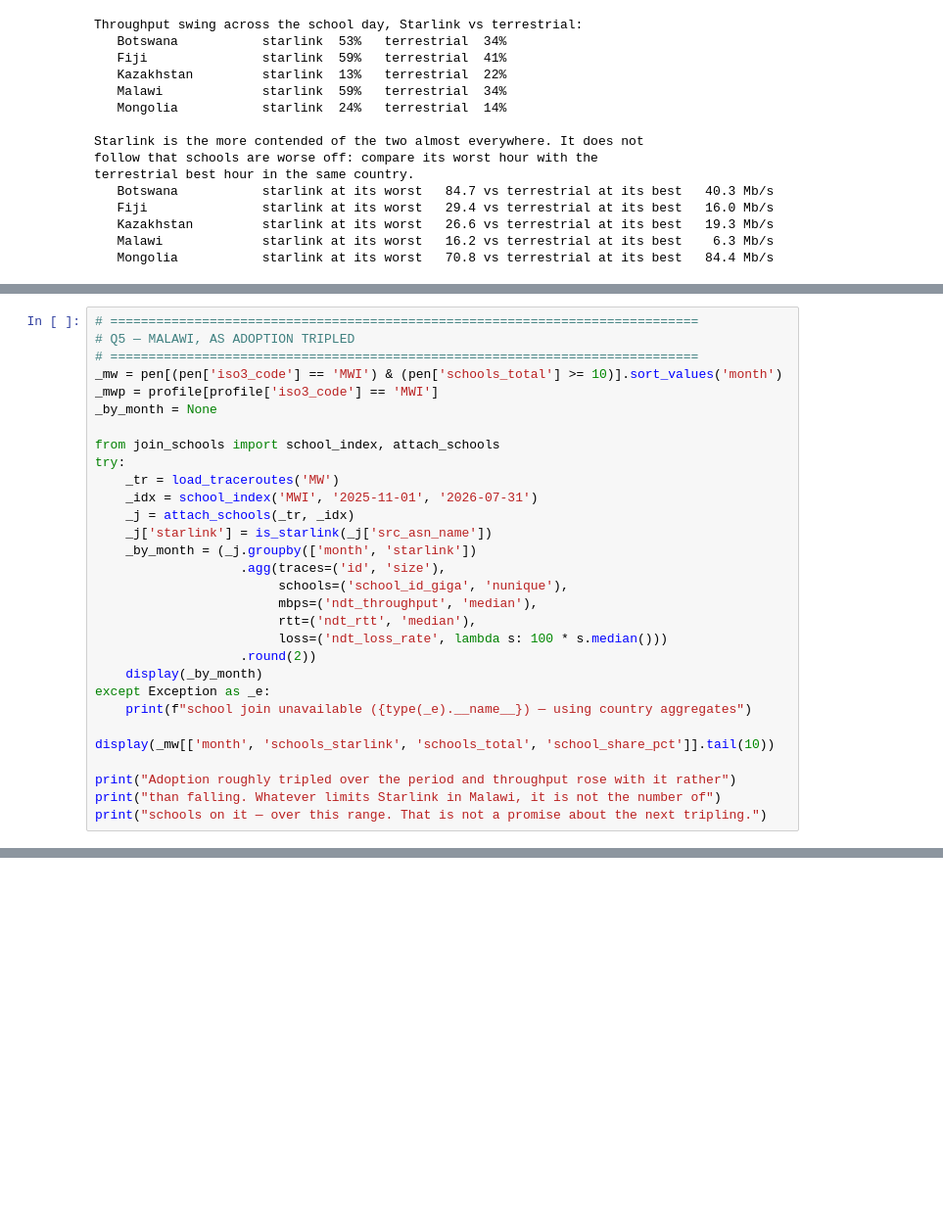
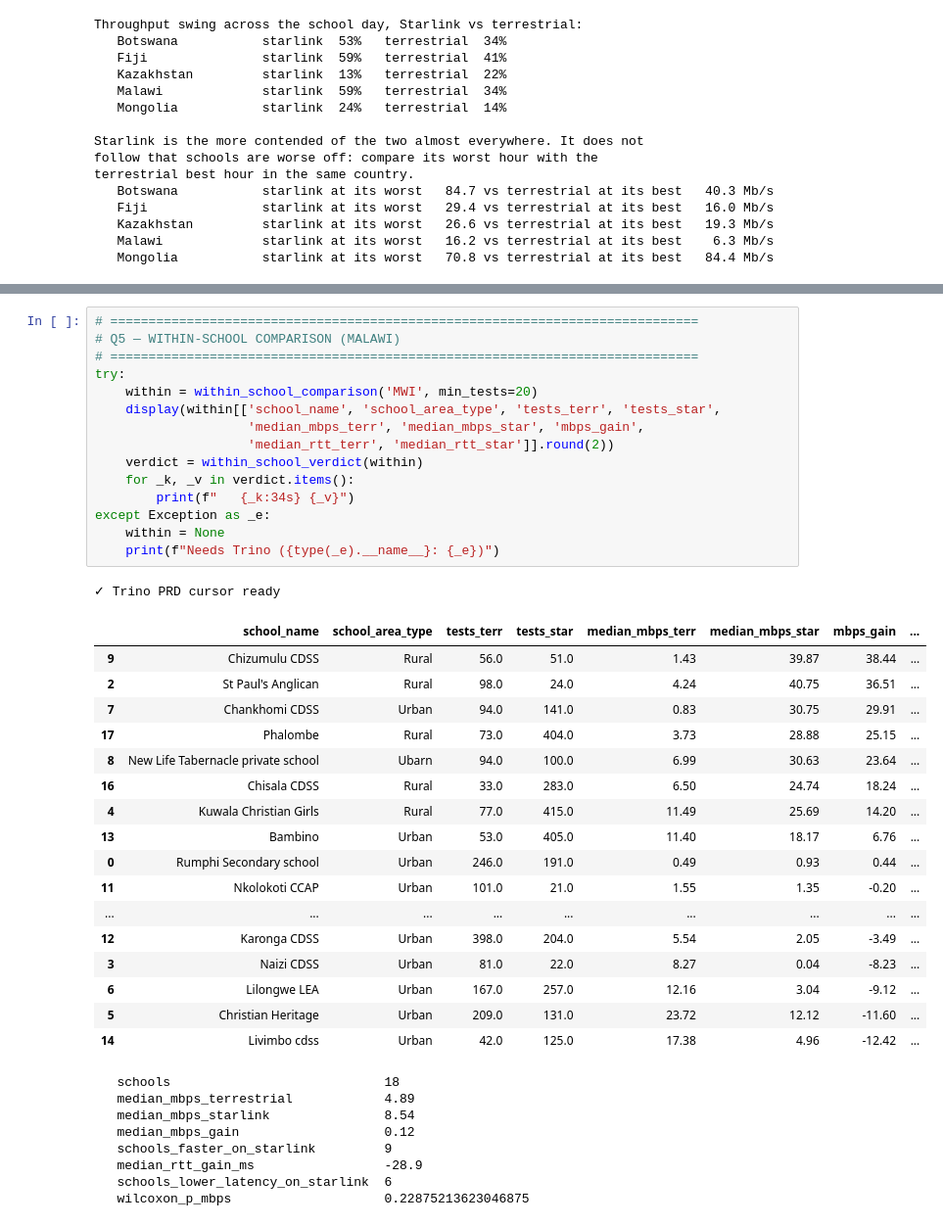
Before and after one commit to mabravoreyes/gigameter-explorer, a Jupyter notebook: starlink_09.ipynb, the cells around one changed output, grey strips where cells are left out. Shown at 98% size. Cells and saved outputs as stored; diff of their text form; blank space fills up the shorter version.

```diff
--- a/starlink_09.ipynb
+++ b/starlink_09.ipynb
@@ -305,30 +358,0 @@ later, on the same shared capacity.
-# %%
-# =============================================================================
-# Q5 — MALAWI, AS ADOPTION TRIPLED
-# =============================================================================
-_mw = pen[(pen['iso3_code'] == 'MWI') & (pen['schools_total'] >= 10)].sort_values('month')
-_mwp = profile[profile['iso3_code'] == 'MWI']
-_by_month = None
-
-from join_schools import school_index, attach_schools
-try:
-    _tr = load_traceroutes('MW')
-    _idx = school_index('MWI', '2025-11-01', '2026-07-31')
-    _j = attach_schools(_tr, _idx)
-    _j['starlink'] = is_starlink(_j['src_asn_name'])
-    _by_month = (_j.groupby(['month', 'starlink'])
-                   .agg(traces=('id', 'size'),
-                        schools=('school_id_giga', 'nunique'),
-                        mbps=('ndt_throughput', 'median'),
-                        rtt=('ndt_rtt', 'median'),
-                        loss=('ndt_loss_rate', lambda s: 100 * s.median()))
-                   .round(2))
-    display(_by_month)
-except Exception as _e:
-    print(f"school join unavailable ({type(_e).__name__}) — using country aggregates")
-
-display(_mw[['month', 'schools_starlink', 'schools_total', 'school_share_pct']].tail(10))
-
-print("Adoption roughly tripled over the period and throughput rose with it rather")
-print("than falling. Whatever limits Starlink in Malawi, it is not the number of")
-print("schools on it — over this range. That is not a promise about the next tripling.")
@@ -404,0 +372,42 @@ country, not a general property.
+# %%
+# =============================================================================
+# Q5 — WITHIN-SCHOOL COMPARISON (MALAWI)
+# =============================================================================
+try:
+    within = within_school_comparison('MWI', min_tests=20)
+    display(within[['school_name', 'school_area_type', 'tests_terr', 'tests_star',
+                    'median_mbps_terr', 'median_mbps_star', 'mbps_gain',
+                    'median_rtt_terr', 'median_rtt_star']].round(2))
+    verdict = within_school_verdict(within)
+    for _k, _v in verdict.items():
+        print(f"   {_k:34s} {_v}")
+except Exception as _e:
+    within = None
+    print(f"Needs Trino ({type(_e).__name__}: {_e})")
+# %% [output]
+✓ Trino PRD cursor ready
+|  | school_name | school_area_type | tests_terr | tests_star | median_mbps_terr | median_mbps_star | mbps_gain | ... |
+| 9 | Chizumulu CDSS | Rural | 56.0 | 51.0 | 1.43 | 39.87 | 38.44 | ... |
+| 2 | St Paul's Anglican | Rural | 98.0 | 24.0 | 4.24 | 40.75 | 36.51 | ... |
+| 7 | Chankhomi CDSS | Urban | 94.0 | 141.0 | 0.83 | 30.75 | 29.91 | ... |
+| 17 | Phalombe | Rural | 73.0 | 404.0 | 3.73 | 28.88 | 25.15 | ... |
+| 8 | New Life Tabernacle private school | Ubarn | 94.0 | 100.0 | 6.99 | 30.63 | 23.64 | ... |
+| 16 | Chisala CDSS | Rural | 33.0 | 283.0 | 6.50 | 24.74 | 18.24 | ... |
+| 4 | Kuwala Christian Girls | Rural | 77.0 | 415.0 | 11.49 | 25.69 | 14.20 | ... |
+| 13 | Bambino | Urban | 53.0 | 405.0 | 11.40 | 18.17 | 6.76 | ... |
+| 0 | Rumphi Secondary school | Urban | 246.0 | 191.0 | 0.49 | 0.93 | 0.44 | ... |
+| 11 | Nkolokoti CCAP | Urban | 101.0 | 21.0 | 1.55 | 1.35 | -0.20 | ... |
+| ... | ... | ... | ... | ... | ... | ... | ... | ... |
+| 12 | Karonga CDSS | Urban | 398.0 | 204.0 | 5.54 | 2.05 | -3.49 | ... |
+| 3 | Naizi CDSS | Urban | 81.0 | 22.0 | 8.27 | 0.04 | -8.23 | ... |
+| 6 | Lilongwe LEA | Urban | 167.0 | 257.0 | 12.16 | 3.04 | -9.12 | ... |
+| 5 | Christian Heritage | Urban | 209.0 | 131.0 | 23.72 | 12.12 | -11.60 | ... |
+| 14 | Livimbo cdss | Urban | 42.0 | 125.0 | 17.38 | 4.96 | -12.42 | ... |
+   schools                            18
+   median_mbps_terrestrial            4.89
+   median_mbps_starlink               8.54
+   median_mbps_gain                   0.12
+   schools_faster_on_starlink         9
+   median_rtt_gain_ms                 -28.9
+   schools_lower_latency_on_starlink  6
+   wilcoxon_p_mbps                    0.22875213623046875
```
Also changed, not shown: parts of 10 cells of this notebook, 2 other files.
